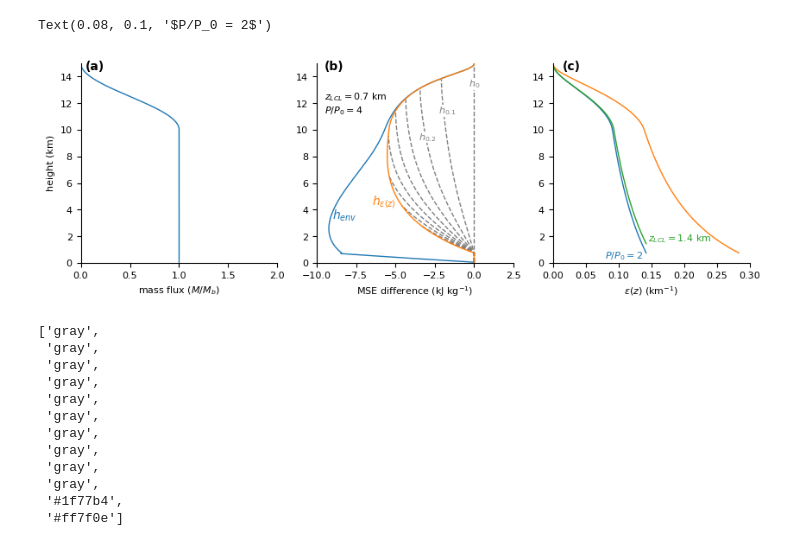
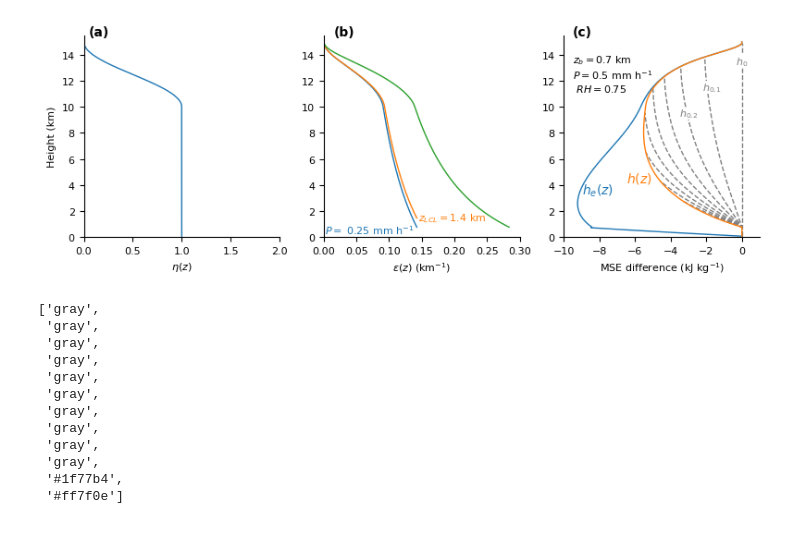
Before and after one commit to dongqi-DQ/plume_models, a Jupyter notebook: MSplot_profiles.ipynb, the cells around one changed output. Cells and saved outputs as stored; diff of their text form; code cells hidden in the pictures.

Commit message:
update figures

```diff
--- a/MSplot_profiles.ipynb
+++ b/MSplot_profiles.ipynb
@@ -31,7 +31,7 @@ df,ent_spec = spectral_plume_lcl(model_type="precip", RH=RH, P=P, z_lcl=z_lcl,ge
 
 
 
-fig = plt.figure(figsize=(10,3))
+fig = plt.figure(figsize=(8,3))
 #plt.plot(df["T"],df.z/1000)
 
 ax1 = fig.add_subplot(131)
@@ -40,10 +40,10 @@ plt.plot(df.M,df.z/1000,linewidth=1)
 
 
 ax1.set_xlim(0,2)
-ax1.set_ylim(0,15)
-ax1.set_xlabel(r"mass flux ($M/M_b$)")
-ax1.set_ylabel(r"height (km)")
-ax1.text(0.05,14.5,"(a)",fontweight="bold",fontsize=10)
+ax1.set_ylim(0,15.5)
+ax1.set_xlabel(r"$\eta(z)$")
+ax1.set_ylabel(r"Height (km)")
+ax1.text(0.05,15.5,"(a)",fontweight="bold",fontsize=10)
 
 
 ax1.spines['top'].set_visible(False)
@@ -55,7 +55,7 @@ ax1.spines['right'].set_visible(False)
 
 #########################
 
-ax2 = fig.add_subplot(132)
+ax2 = fig.add_subplot(133)
 
 
 h_env_sat = calc_MSE(df.T_env,df.qsat_env,df.p,df.z)
@@ -79,18 +79,18 @@ plt.plot(dh,df.z/1000)
 
 XX = 10
 
-ax2.set_xlim(-XX,XX*0.25)
-ax2.set_ylim(0,15)
+ax2.set_xlim(-XX,XX*0.1)
+ax2.set_ylim(0,15.5)
 ax2.set_xlabel(r"MSE difference (kJ kg$^{-1}$)")
 #ax2.set_ylabel(r"height (km)")
-ax2.text(-XX*0.95,14.5,"(b)",fontweight="bold",fontsize=10)
+ax2.text(-XX*0.95,15.5,"(c)",fontweight="bold",fontsize=10)
 
 ax2.spines['top'].set_visible(False)
 ax2.spines['right'].set_visible(False)
 
 plt.text(
         -9.5, 11,
-        "$z_{LCL} = 0.7$ km \n$P/P_0 = 4$",
+        "$z_{b} = 0.7$ km \n$P = 0.5$ mm h$^{-1}$\n $RH = 0.75$",
         color="k",
         fontsize=8,
         ha="left",
@@ -102,7 +102,7 @@ colors = [line.get_color() for line in ax2.get_lines()]
 
 plt.text(
         -9, 3,
-        "$h_{env}$",
+        "$h_{e}(z)$",
         fontsize=10,
         ha="left",
         va="bottom",
@@ -113,7 +113,7 @@ plt.text(
 
 plt.text(
         -6.5, 4,
-        "$h_{\epsilon(z)}$",
+        r"$h(z)$",
         fontsize=10,
         ha="left",
         va="bottom",
@@ -160,65 +160,66 @@ RH = 0.75
 P = 2
 df,ent_spec = spectral_plume_lcl(model_type="precip", RH=RH, P=P, z_lcl=z_lcl,get_plane=False, plotting=False, save_data=False,mprofile=mprofile)
 
-ax3 = fig.add_subplot(133)
+ax3 = fig.add_subplot(132)
 z = df.z
 plt.plot(df.ent[z>z_lcl]*1000,z[z>z_lcl]/1000,label="$z_{LCL}$ = 700 m")
 
 ax3.set_xlim(0,0.3)
-ax3.set_ylim(0,15)
+ax3.set_ylim(0,15.5)
 ax3.set_xlabel(r"$\epsilon(z)$ (km$^{-1}$)")
 #ax3.set_ylabel(r"height (km)")
-ax3.text(0.015,14.5,"(c)",fontweight="bold",fontsize=10)
+ax3.text(0.015,15.5,"(b)",fontweight="bold",fontsize=10)
 
 ax3.spines['top'].set_visible(False)
 ax3.spines['right'].set_visible(False)
 
+
+# Set the model parameters
+z_lcl = 1400
+mprofile = "cos"
+RH = 0.75
+P = 4
+df,ent_spec = spectral_plume_lcl(model_type="precip", RH=RH, P=P, z_lcl=z_lcl,get_plane=False, plotting=False, save_data=False,mprofile=mprofile)
+
+plt.plot(df.ent[z>z_lcl]*1000,z[z>z_lcl]/1000)
 
 # Set the model parameters
 z_lcl = 700
 mprofile = "cos"
 RH = 0.75
 P = 4
 df,ent_spec = spectral_plume_lcl(model_type="precip", RH=RH, P=P, z_lcl=z_lcl,get_plane=False, plotting=False, save_data=False,mprofile=mprofile)
 
 plt.plot(df.ent[z>z_lcl]*1000,z[z>z_lcl]/1000)
 
-# Set the model parameters
-z_lcl = 1400
-mprofile = "cos"
-RH = 0.75
-P = 4
-df,ent_spec = spectral_plume_lcl(model_type="precip", RH=RH, P=P, z_lcl=z_lcl,get_plane=False, plotting=False, save_data=False,mprofile=mprofile)
 
-plt.plot(df.ent[z>z_lcl]*1000,z[z>z_lcl]/1000)
 
 colors = [line.get_color() for line in ax3.get_lines()]
 
 #ax3.legend(loc="upper right", frameon=False, fontsize=8)
 
 plt.text(
-        0.145, 1.4,
+        0.145, 1,
         "$z_{LCL} = 1.4$ km",
         fontsize=8,
         ha="left",
         va="bottom",
-        color=colors[2]
+        color=colors[1]
     )
 
 plt.text(
-        0.08, 0.1,
-        "$P/P_0 = 2$",
+        0.001, 0.1,
+        "$P =$ 0.25 mm h$^{-1}$",
         color=colors[0],
         fontsize=8,
         ha="left",
         va="bottom"
     )
 
-
+plt.tight_layout()
 fig.savefig("Figures/Paper/Plume_spectrum_profiles.pdf")
 # %% [output]
-Text(0.08, 0.1, '$P/P_0 = 2$')
-[figure, old version]
+[figure, new version]
 # %%
 
 colors = [line.get_color() for line in ax2.get_lines()]
```
Also changed, not shown: 11 other files.
